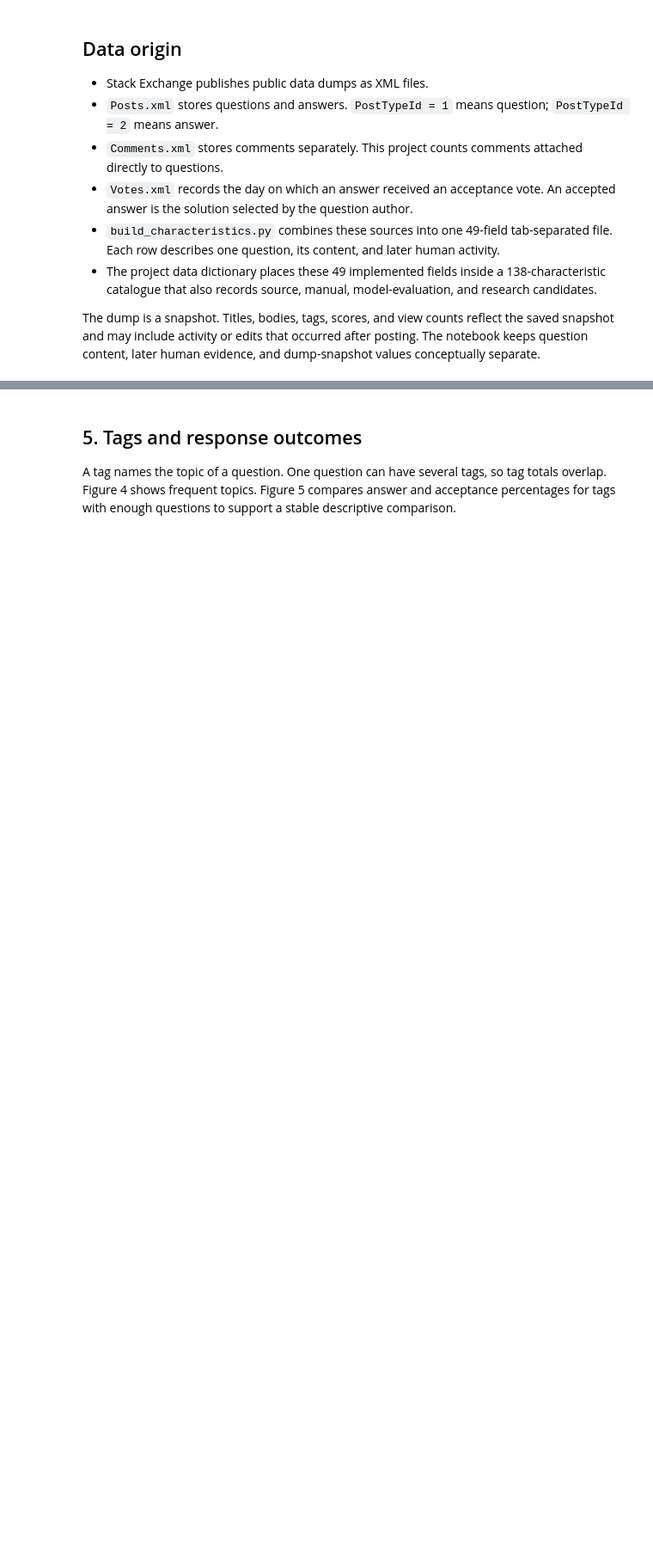
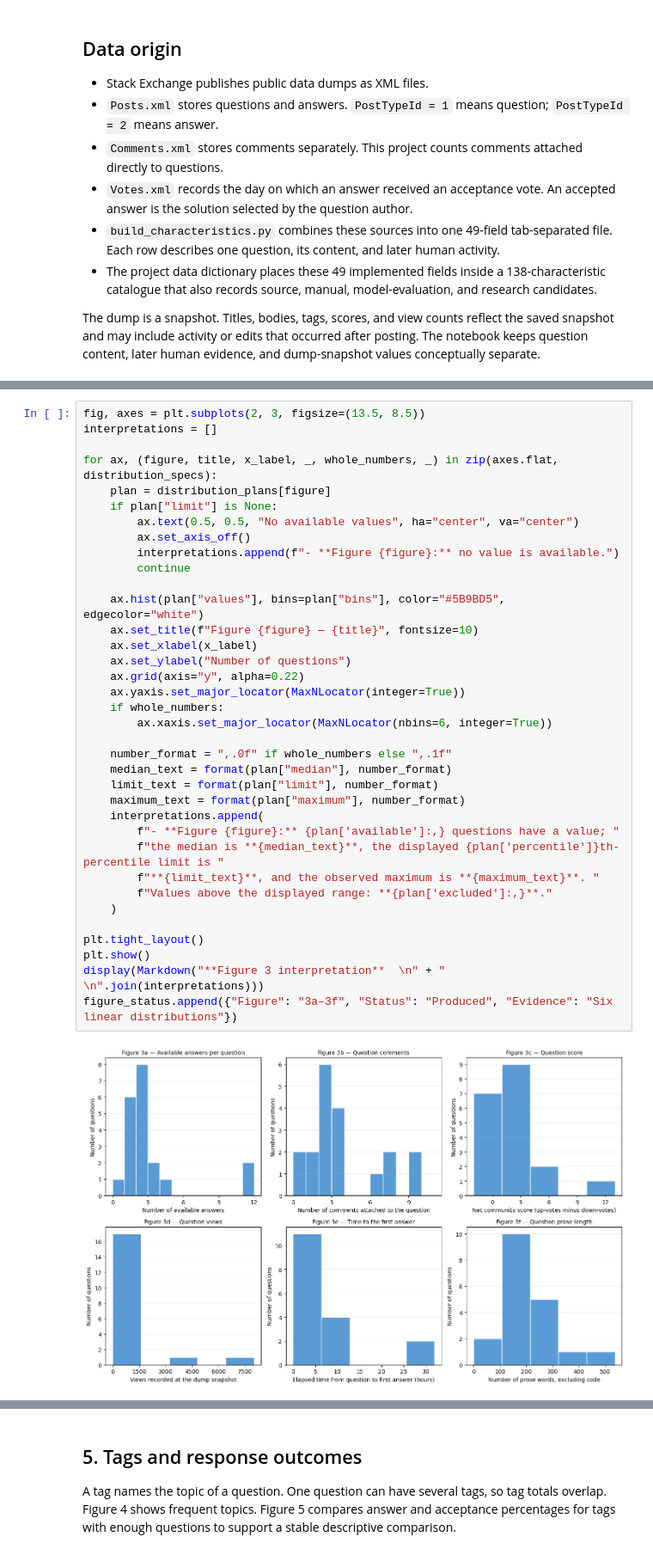
Before and after one commit to thearmankarapetyan/stackexchange-difficulty, a Jupyter notebook: notebooks/stackexchange_eda.ipynb, the cells around one changed output, grey strips where cells are left out. Shown at 86% size. Drawn from its saved outputs; the diff is of its cells as text; blank space fills up the shorter version.

```diff
--- a/notebooks/stackexchange_eda.ipynb
+++ b/notebooks/stackexchange_eda.ipynb
@@ -338,0 +354,38 @@ display(Markdown("**Figure 3 interpretation**  \n" + "  \n".join(interpretations
+# %%
+fig, axes = plt.subplots(2, 3, figsize=(13.5, 8.5))
+interpretations = []
+
+for ax, (figure, title, x_label, _, whole_numbers, _) in zip(axes.flat, distribution_specs):
+    plan = distribution_plans[figure]
+    if plan["limit"] is None:
+        ax.text(0.5, 0.5, "No available values", ha="center", va="center")
+        ax.set_axis_off()
+        interpretations.append(f"- **Figure {figure}:** no value is available.")
+        continue
+
+    ax.hist(plan["values"], bins=plan["bins"], color="#5B9BD5", edgecolor="white")
+    ax.set_title(f"Figure {figure} — {title}", fontsize=10)
+    ax.set_xlabel(x_label)
+    ax.set_ylabel("Number of questions")
+    ax.grid(axis="y", alpha=0.22)
+    ax.yaxis.set_major_locator(MaxNLocator(integer=True))
+    if whole_numbers:
+        ax.xaxis.set_major_locator(MaxNLocator(nbins=6, integer=True))
+
+    number_format = ",.0f" if whole_numbers else ",.1f"
+    median_text = format(plan["median"], number_format)
+    limit_text = format(plan["limit"], number_format)
+    maximum_text = format(plan["maximum"], number_format)
+    interpretations.append(
+        f"- **Figure {figure}:** {plan['available']:,} questions have a value; "
+        f"the median is **{median_text}**, the displayed {plan['percentile']}th-percentile limit is "
+        f"**{limit_text}**, and the observed maximum is **{maximum_text}**. "
+        f"Values above the displayed range: **{plan['excluded']:,}**."
+    )
+
+plt.tight_layout()
+plt.show()
+display(Markdown("**Figure 3 interpretation**  \n" + "  \n".join(interpretations)))
+figure_status.append({"Figure": "3a–3f", "Status": "Produced", "Evidence": "Six linear distributions"})
+# %% [output]
+[figure, added]
```
Also changed, not shown: parts of 27 cells of this notebook, 7 other files.
